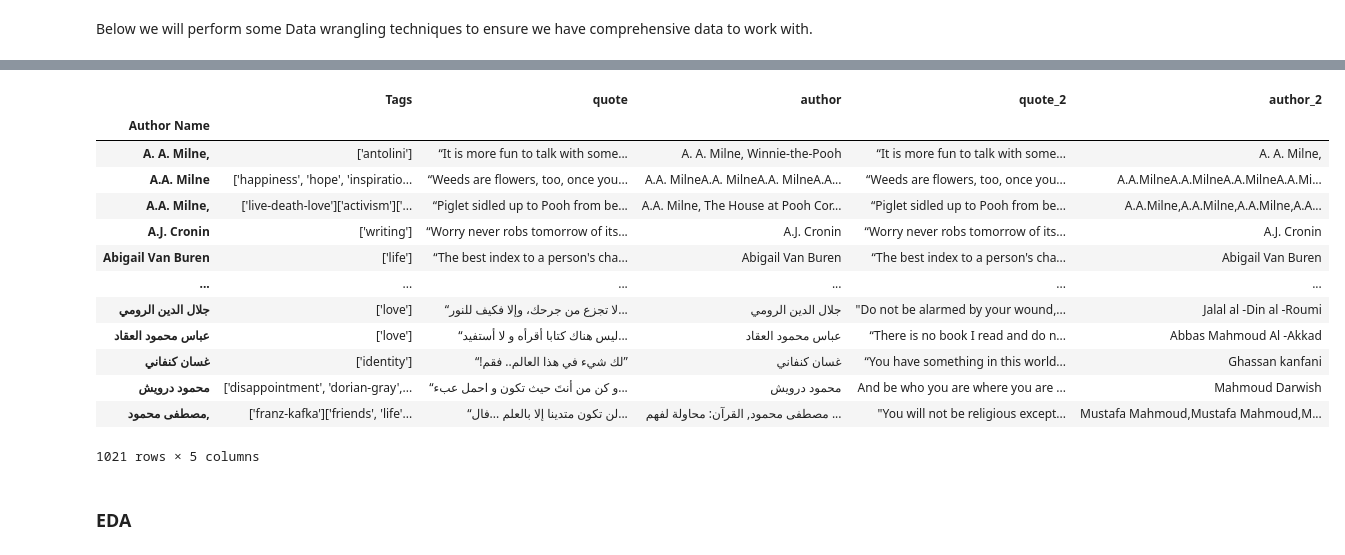
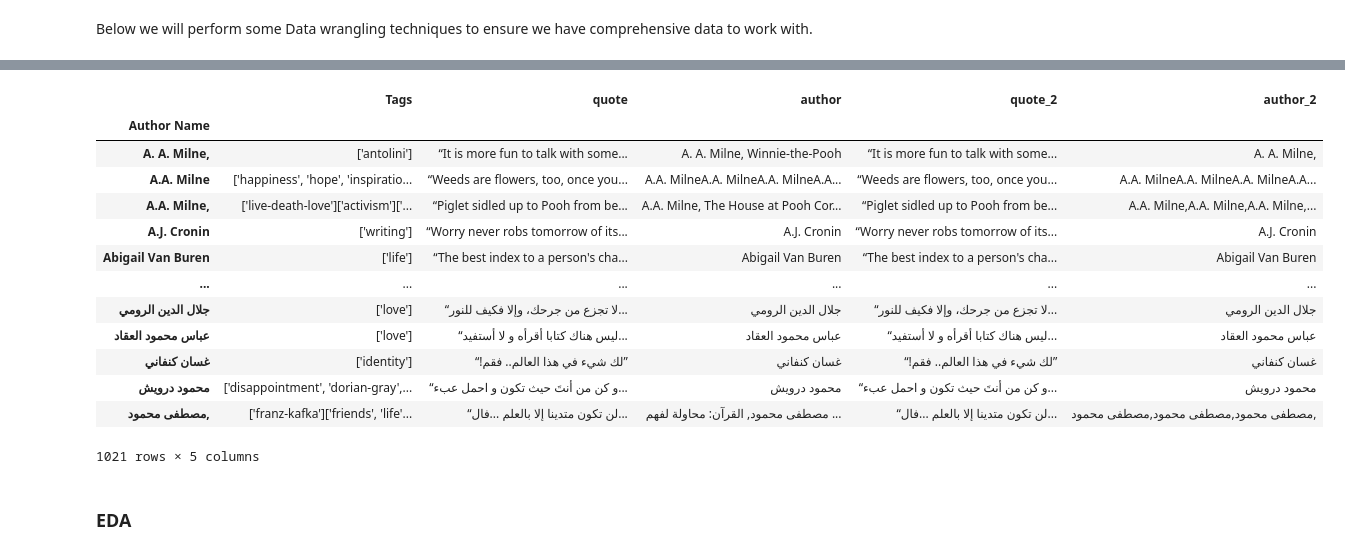
Before and after one commit to I-Macharia/Everyday_Quotes, a Jupyter notebook: Quotes_modelling.ipynb, the cells around one changed output, grey strips where cells are left out. Drawn from its saved outputs; the diff is of its cells as text; code cells hidden in the pictures.

```diff
--- a/Quotes_modelling.ipynb
+++ b/Quotes_modelling.ipynb
@@ -70,6 +69,6 @@ ImportError: DLL load failed while importing _path: The specified module could n
 # %%
 # Reading the new file
-quotes_2 = pd.read_csv(r'data\quotes_2.csv', index_col=0)
+quotes_2 = pd.read_csv(r'data\quotes_2.csv')
 
 #Read the data into a data frame
 tweets = pd.read_csv(r'data/Tweets.csv')
@@ -82,21 +113,22 @@ quotes_2 = quotes_2.drop_duplicates()
 # Replace missing values with the most common value of each column in: 'Tags'
 quotes_2 = quotes_2.fillna({'Tags': quotes_2['Tags'].mode()[0]})
 # %%
-quotes_2.groupby('Author Name').sum()
+q_2 = quotes_2.groupby('Author Name').sum()
+q_2
 # %% [output]
 |  | Tags | quote | author | quote_2 | author_2 |
 | Author Name |  |  |  |  |  |
 | A. A. Milne, | ['antolini'] | “It is more fun to talk with some... | A. A. Milne, Winnie-the-Pooh | “It is more fun to talk with some... | A. A. Milne, |
-| A.A. Milne | ['happiness', 'hope', 'inspiratio... | “Weeds are flowers, too, once you... | A.A. MilneA.A. MilneA.A. MilneA.A... | “Weeds are flowers, too, once you... | A.A.MilneA.A.MilneA.A.MilneA.A.Mi... |
-| A.A. Milne, | ['live-death-love']['activism']['... | “Piglet sidled up to Pooh from be... | A.A. Milne, The House at Pooh Cor... | “Piglet sidled up to Pooh from be... | A.A.Milne,A.A.Milne,A.A.Milne,A.A... |
+| A.A. Milne | ['happiness', 'hope', 'inspiratio... | “Weeds are flowers, too, once you... | A.A. MilneA.A. MilneA.A. MilneA.A... | “Weeds are flowers, too, once you... | A.A. MilneA.A. MilneA.A. MilneA.A... |
+| A.A. Milne, | ['live-death-love']['activism']['... | “Piglet sidled up to Pooh from be... | A.A. Milne, The House at Pooh Cor... | “Piglet sidled up to Pooh from be... | A.A. Milne,A.A. Milne,A.A. Milne,... |
 | A.J. Cronin | ['writing'] | “Worry never robs tomorrow of its... | A.J. Cronin | “Worry never robs tomorrow of its... | A.J. Cronin |
 | Abigail Van Buren | ['life'] | “The best index to a person's cha... | Abigail Van Buren | “The best index to a person's cha... | Abigail Van Buren |
 | ... | ... | ... | ... | ... | ... |
-| جلال الدين الرومي | ['love'] | “لا تجزع من جرحك، وإلا فكيف للنور... | جلال الدين الرومي | "Do not be alarmed by your wound,... | Jalal al -Din al -Roumi |
-| عباس محمود العقاد | ['love'] | “ليس هناك كتابا أقرأه و لا أستفيد... | عباس محمود العقاد | “There is no book I read and do n... | Abbas Mahmoud Al -Akkad |
-| غسان كنفاني | ['identity'] | “!لك شيء في هذا العالم.. فقم” | غسان كنفاني | “You have something in this world... | Ghassan kanfani |
-| محمود درويش | ['disappointment', 'dorian-gray',... | “و كن من أنتَ حيث تكون و احمل عبء... | محمود درويش | And be who you are where you are ... | Mahmoud Darwish |
-| مصطفى محمود, | ['franz-kafka']['friends', 'life'... | “لن تكون متدينا إلا بالعلم ...فال... | مصطفى محمود, القرآن: محاولة لفهم ... | "You will not be religious except... | Mustafa Mahmoud,Mustafa Mahmoud,M... |
+| جلال الدين الرومي | ['love'] | “لا تجزع من جرحك، وإلا فكيف للنور... | جلال الدين الرومي | “لا تجزع من جرحك، وإلا فكيف للنور... | جلال الدين الرومي |
+| عباس محمود العقاد | ['love'] | “ليس هناك كتابا أقرأه و لا أستفيد... | عباس محمود العقاد | “ليس هناك كتابا أقرأه و لا أستفيد... | عباس محمود العقاد |
+| غسان كنفاني | ['identity'] | “!لك شيء في هذا العالم.. فقم” | غسان كنفاني | “!لك شيء في هذا العالم.. فقم” | غسان كنفاني |
+| محمود درويش | ['disappointment', 'dorian-gray',... | “و كن من أنتَ حيث تكون و احمل عبء... | محمود درويش | “و كن من أنتَ حيث تكون و احمل عبء... | محمود درويش |
+| مصطفى محمود, | ['franz-kafka']['friends', 'life'... | “لن تكون متدينا إلا بالعلم ...فال... | مصطفى محمود, القرآن: محاولة لفهم ... | “لن تكون متدينا إلا بالعلم ...فال... | مصطفى محمود,مصطفى محمود,مصطفى محمود, |
 1021 rows × 5 columns
 # %% [markdown]
 ### EDA
```
Also changed, not shown: parts of 21 cells of this notebook, 14 other files.
